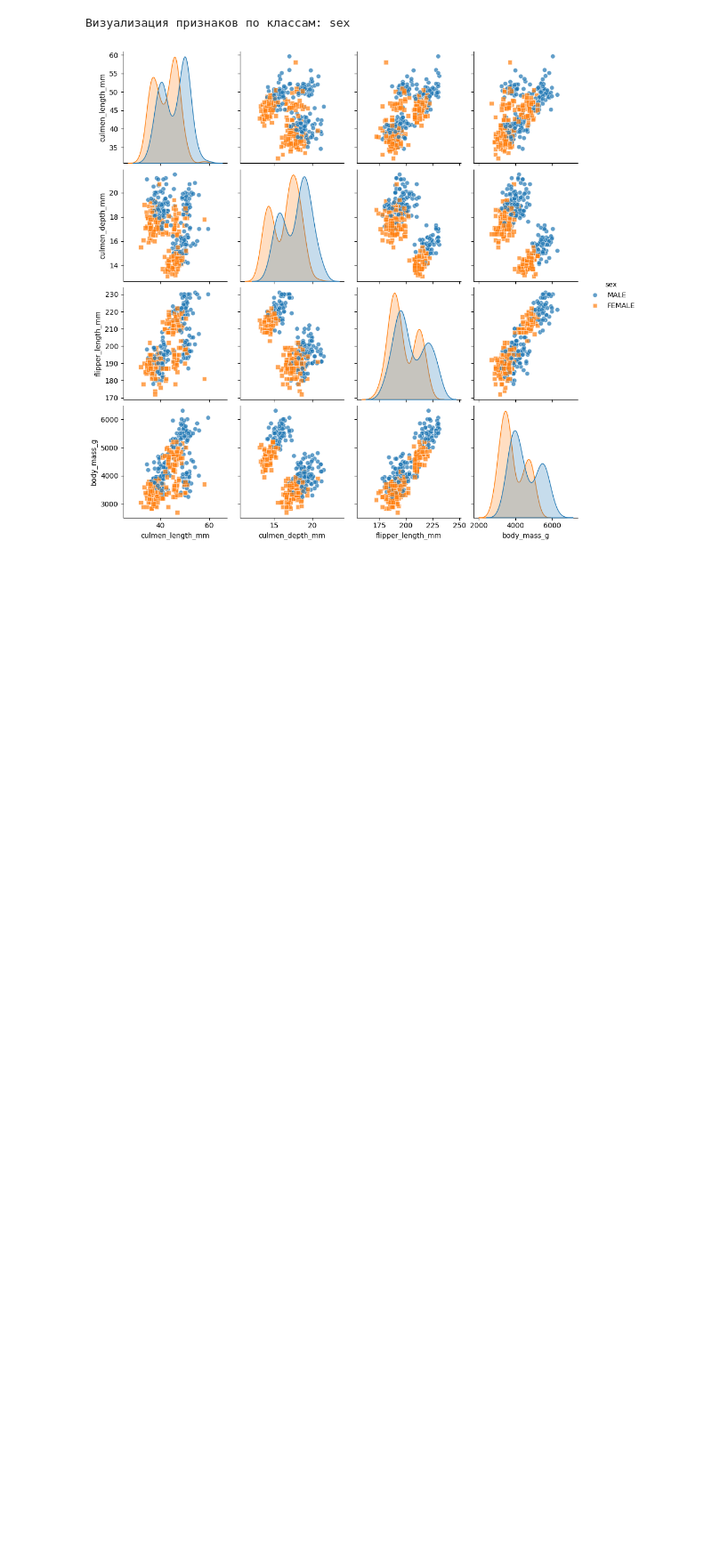
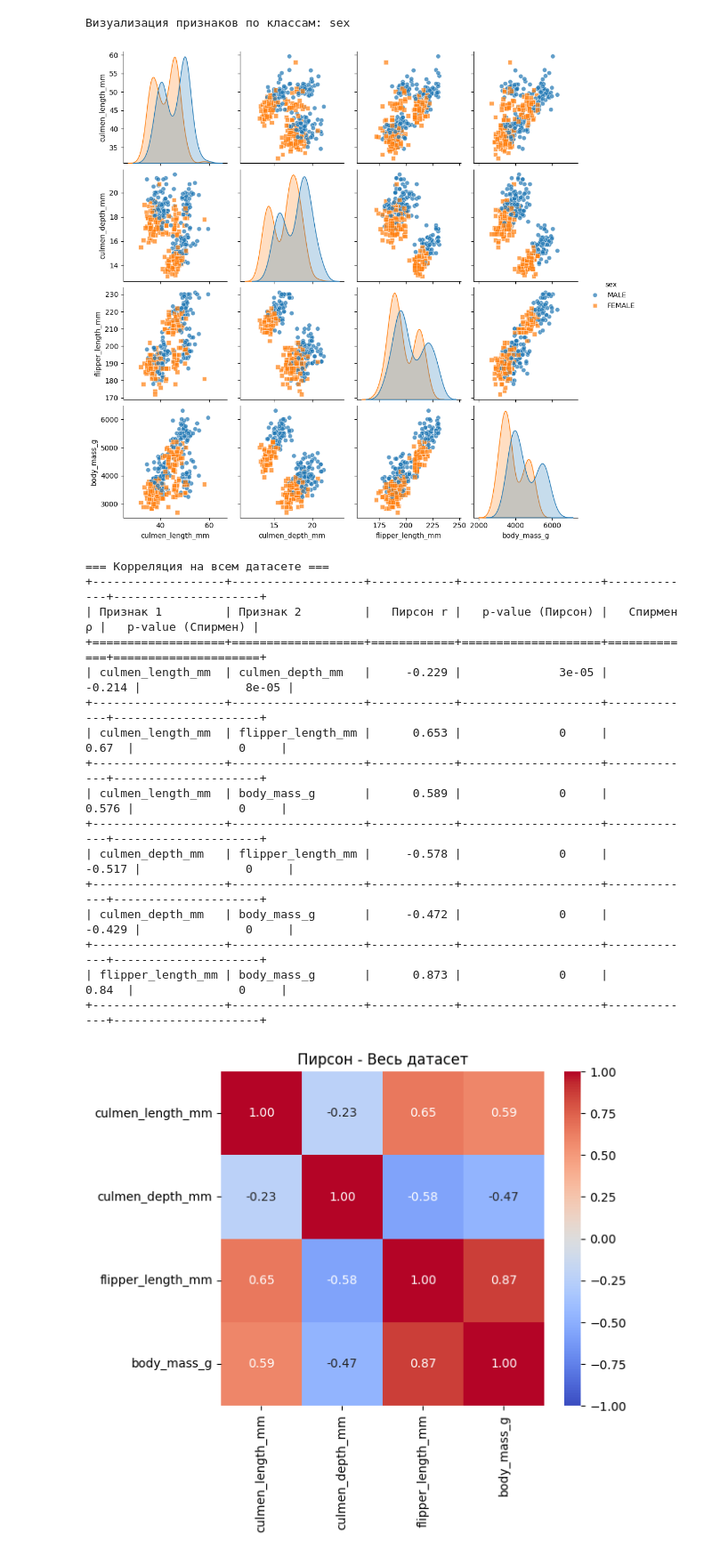
Before and after one commit to unkwerror/NSU_Statistic, a Jupyter notebook: lab1/lab1.ipynb, the cells around one changed output. Shown at 89% size. Drawn from its saved outputs; the diff is of its cells as text; code cells hidden in the pictures; blank space fills up the shorter version.

```diff
--- a/lab1/lab1.ipynb
+++ b/lab1/lab1.ipynb
@@ -113,6 +159,12 @@ def plot_pairwise(df, features, target, diag="hist"):
     )
 
     plt.show()
+
+def heatmap_corr(df_sub, features, method="pearson", title=""):
+    plt.figure(figsize=(6,5))
+    sns.heatmap(df_sub[features].corr(method=method), annot=True, fmt=".2f", cmap="coolwarm", vmin=-1, vmax=1)
+    plt.title(title)
+    plt.show()
 # %%
 """
 Статистика по исходному датасету
@@ -180,3 +232,26 @@ for target in targets:
 [figure]
 Визуализация признаков по классам: sex
 [figure]
+# %%
+print("=== Корреляция на всем датасете ===")
+correlation_table(df, features)
+heatmap_corr(df, features, method="pearson", title="Пирсон - Весь датасет")
+heatmap_corr(df, features, method="spearman", title="Спирмен - Весь датасет")
+# %% [output]
+=== Корреляция на всем датасете ===
++-------------------+-------------------+------------+--------------------+-------------+---------------------+
+| Признак 1         | Признак 2         |   Пирсон r |   p-value (Пирсон) |   Спирмен ρ |   p-value (Спирмен) |
++===================+===================+============+====================+=============+=====================+
+| culmen_length_mm  | culmen_depth_mm   |     -0.229 |              3e-05 |      -0.214 |               8e-05 |
++-------------------+-------------------+------------+--------------------+-------------+---------------------+
+| culmen_length_mm  | flipper_length_mm |      0.653 |              0     |       0.67  |               0     |
++-------------------+-------------------+------------+--------------------+-------------+---------------------+
+| culmen_length_mm  | body_mass_g       |      0.589 |              0     |       0.576 |               0     |
++-------------------+-------------------+------------+--------------------+-------------+---------------------+
+| culmen_depth_mm   | flipper_length_mm |     -0.578 |              0     |      -0.517 |               0     |
++-------------------+-------------------+------------+--------------------+-------------+---------------------+
+| culmen_depth_mm   | body_mass_g       |     -0.472 |              0     |      -0.429 |               0     |
++-------------------+-------------------+------------+--------------------+-------------+---------------------+
+| flipper_length_mm | body_mass_g       |      0.873 |              0     |       0.84  |               0     |
++-------------------+-------------------+------------+--------------------+-------------+---------------------+
+[figure, added]
```
Also changed, not shown: parts of 5 cells of this notebook.
